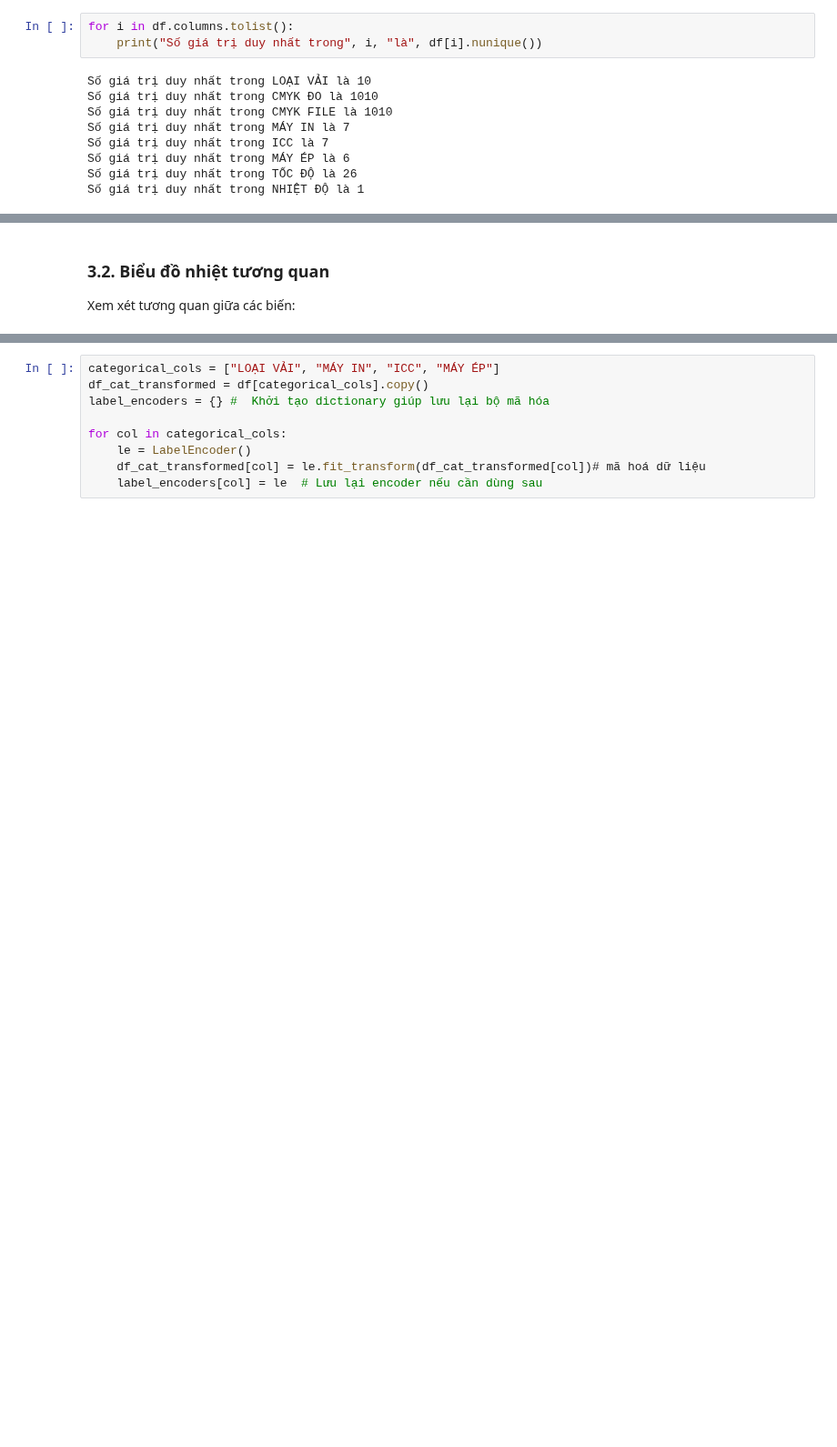
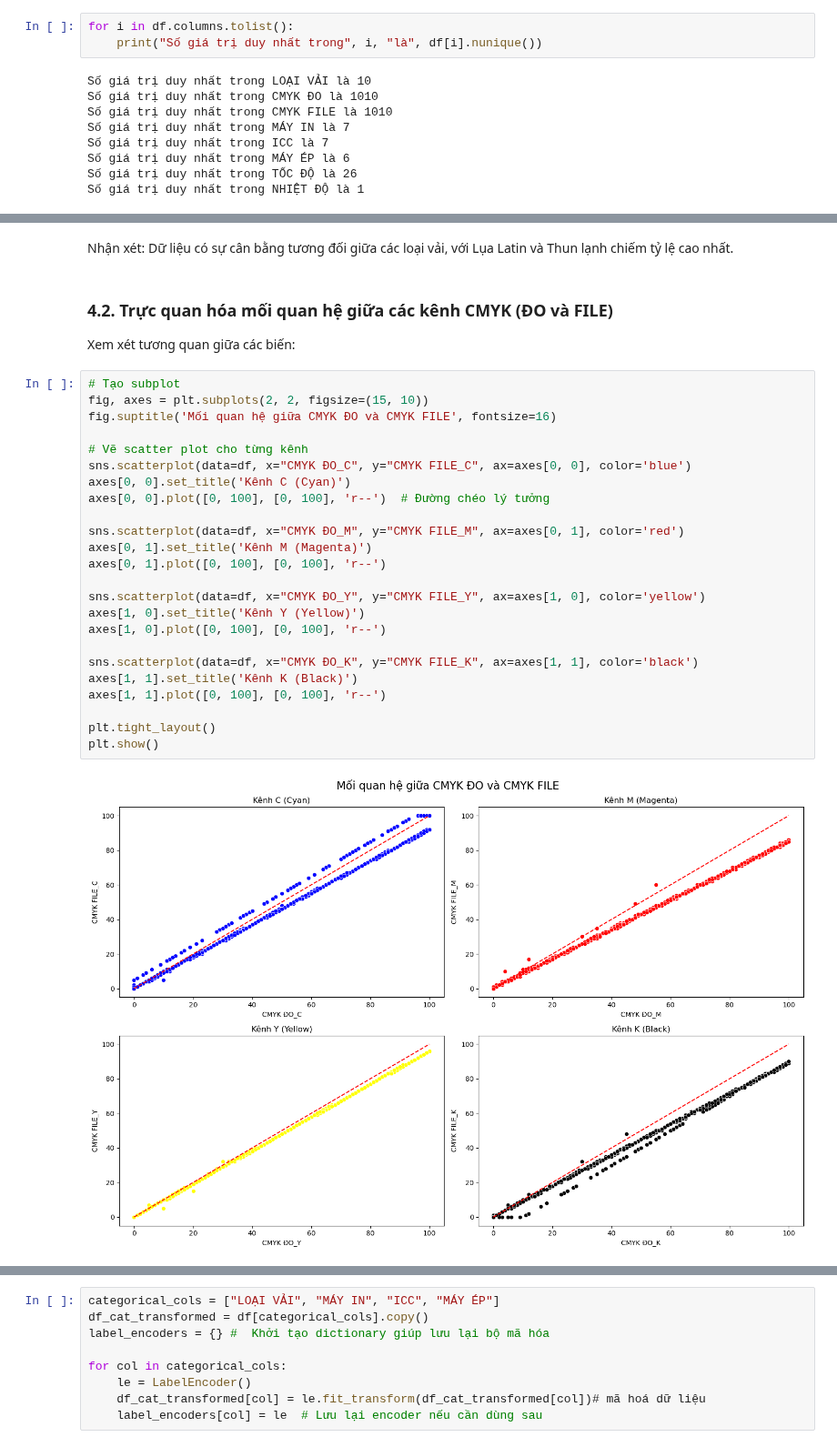
Before and after one commit to healergeeks/FabricML, a Jupyter notebook: FabricML.ipynb, the cells around one changed output, grey strips where cells are left out. Shown at 91% size. Cells and saved outputs as stored; diff of their text form; blank space fills up the shorter version.

```diff
--- a/FabricML.ipynb
+++ b/FabricML.ipynb
@@ -178,5 +225,33 @@ Nhận xét: Dữ liệu có sự cân bằng tương đối giữa các loại
+# %% [markdown]
+Nhận xét: Dữ liệu có sự cân bằng tương đối giữa các loại vải, với Lụa Latin và Thun lạnh chiếm tỷ lệ cao nhất.
 # %% [markdown]
-### 3.2. Biểu đồ nhiệt tương quan
+### 4.2. Trực quan hóa mối quan hệ giữa các kênh CMYK (ĐO và FILE)
 
 Xem xét tương quan giữa các biến:
+# %%
+# Tạo subplot
+fig, axes = plt.subplots(2, 2, figsize=(15, 10))
+fig.suptitle('Mối quan hệ giữa CMYK ĐO và CMYK FILE', fontsize=16)
+
+# Vẽ scatter plot cho từng kênh
+sns.scatterplot(data=df, x="CMYK ĐO_C", y="CMYK FILE_C", ax=axes[0, 0], color='blue')
+axes[0, 0].set_title('Kênh C (Cyan)')
+axes[0, 0].plot([0, 100], [0, 100], 'r--')  # Đường chéo lý tưởng
+
+sns.scatterplot(data=df, x="CMYK ĐO_M", y="CMYK FILE_M", ax=axes[0, 1], color='red')
+axes[0, 1].set_title('Kênh M (Magenta)')
+axes[0, 1].plot([0, 100], [0, 100], 'r--')
+
+sns.scatterplot(data=df, x="CMYK ĐO_Y", y="CMYK FILE_Y", ax=axes[1, 0], color='yellow')
+axes[1, 0].set_title('Kênh Y (Yellow)')
+axes[1, 0].plot([0, 100], [0, 100], 'r--')
+
+sns.scatterplot(data=df, x="CMYK ĐO_K", y="CMYK FILE_K", ax=axes[1, 1], color='black')
+axes[1, 1].set_title('Kênh K (Black)')
+axes[1, 1].plot([0, 100], [0, 100], 'r--')
+
+plt.tight_layout()
+plt.show()
+# %% [output]
+[figure, added]
 # %% [markdown]
```
Also changed, not shown: parts of 62 cells of this notebook.
